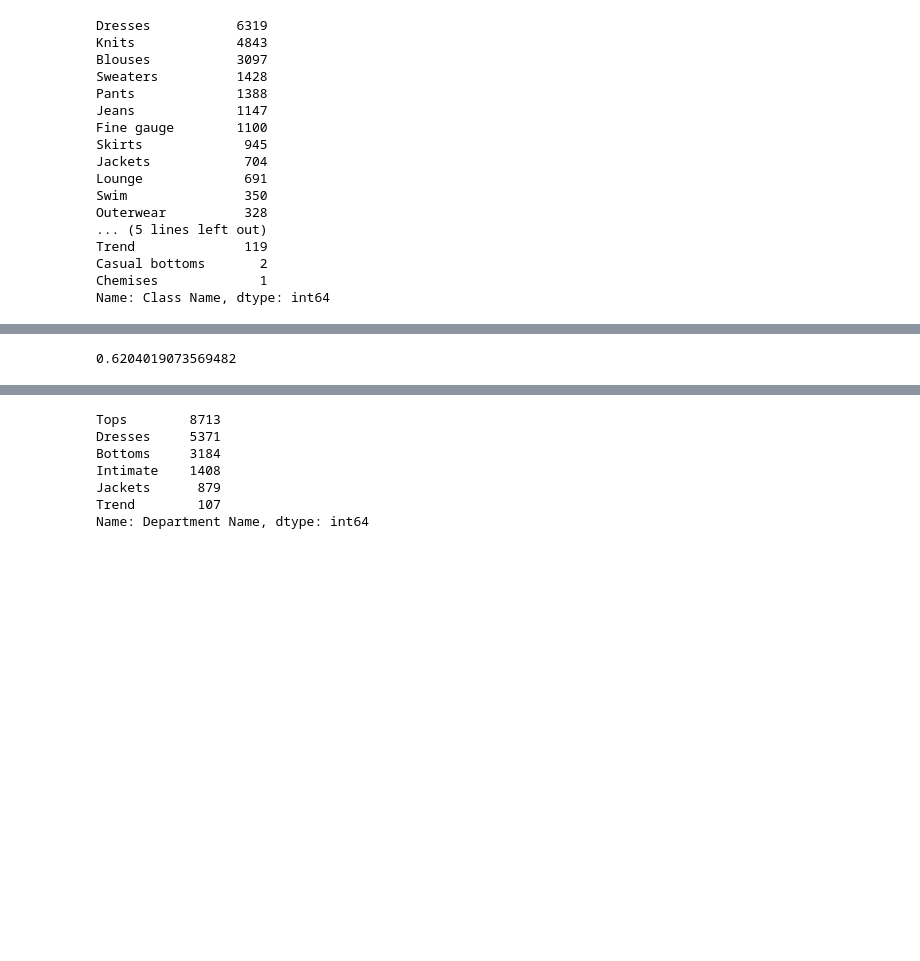
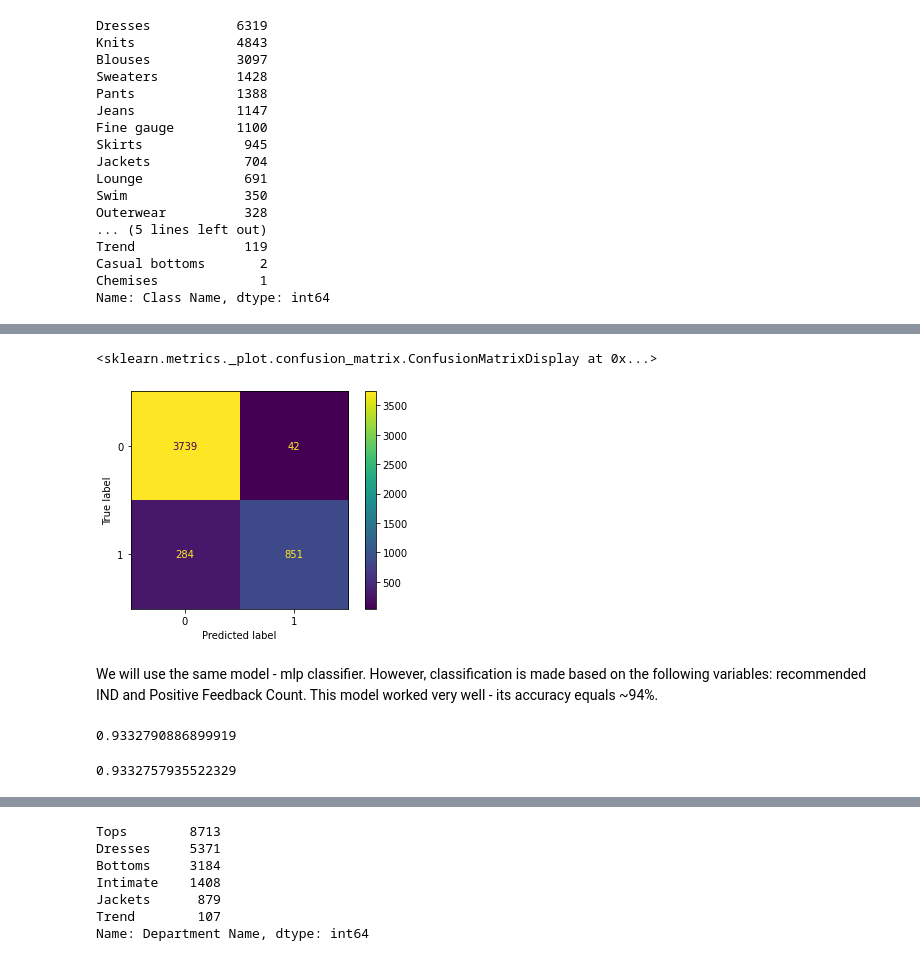
Before and after one commit to JustynaPantak/e-commerce_analyse, a Jupyter notebook: data_analyse.ipynb, the cells around one changed output, grey strips where cells are left out. Cells and saved outputs as stored; diff of their text form; code cells hidden in the pictures; blank space fills up the shorter version.

```diff
--- a/data_analyse.ipynb
+++ b/data_analyse.ipynb
@@ -253,11 +647,15 @@ clf.score(X_test, y_test)
+# %%
+plot_confusion_matrix(clf, X_test, y_test)
+# %% [output]
+<sklearn.metrics._plot.confusion_matrix.ConfusionMatrixDisplay at 0x...>
+[figure, added]
+# %% [markdown]
+We will use the same model - mlp classifier. However, classification is made based on the following variables: recommended IND and Positive Feedback Count. This model worked very well - its accuracy equals ~94%.
 # %%
-labels= df['Rating']
-data = df[['Age','Recommended IND','Positive Feedback Count']]
-
+data = df[['Recommended IND','Positive Feedback Count']]
 X_train, X_test, y_train, y_test = train_test_split(data, labels)
 
 clf = MLPClassifier(random_state=1, max_iter=300).fit(X_train, y_train)
-clf.predict_proba(X_test[:1])
 clf.score(X_test, y_test)
 # %% [output]
-0.6204019073569482
+0.9332790886899919
@@ -273,0 +662,4 @@ clf.score(X_test, y_test)
+# %%
+cross_val_score(clf, X_test, y_test, cv=10).mean()
+# %% [output]
+0.9332757935522329
```
Also changed, not shown: parts of 129 cells of this notebook, 3 other files.
